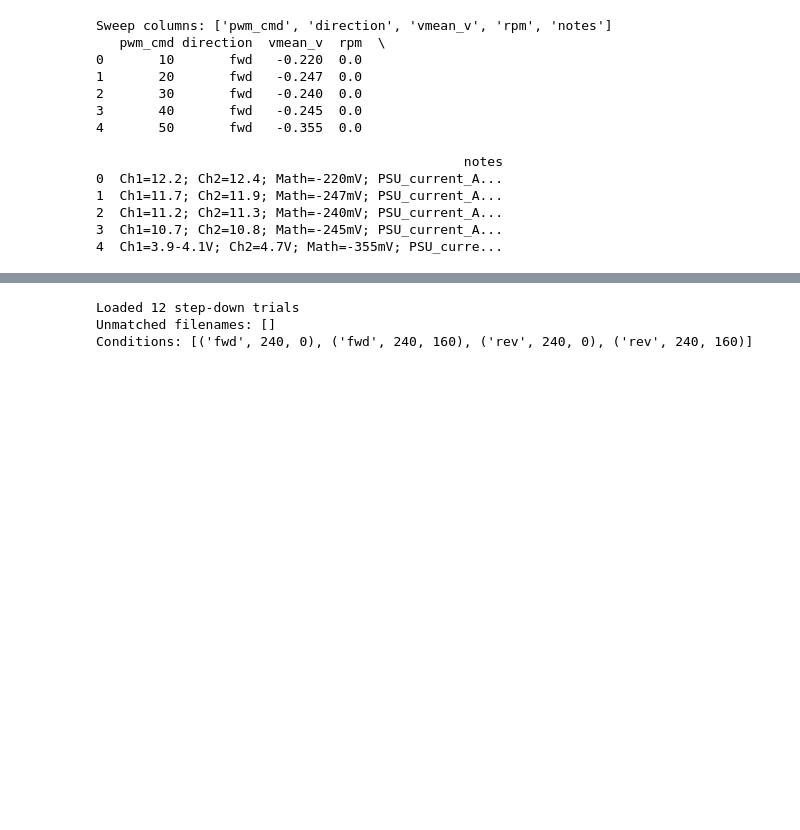
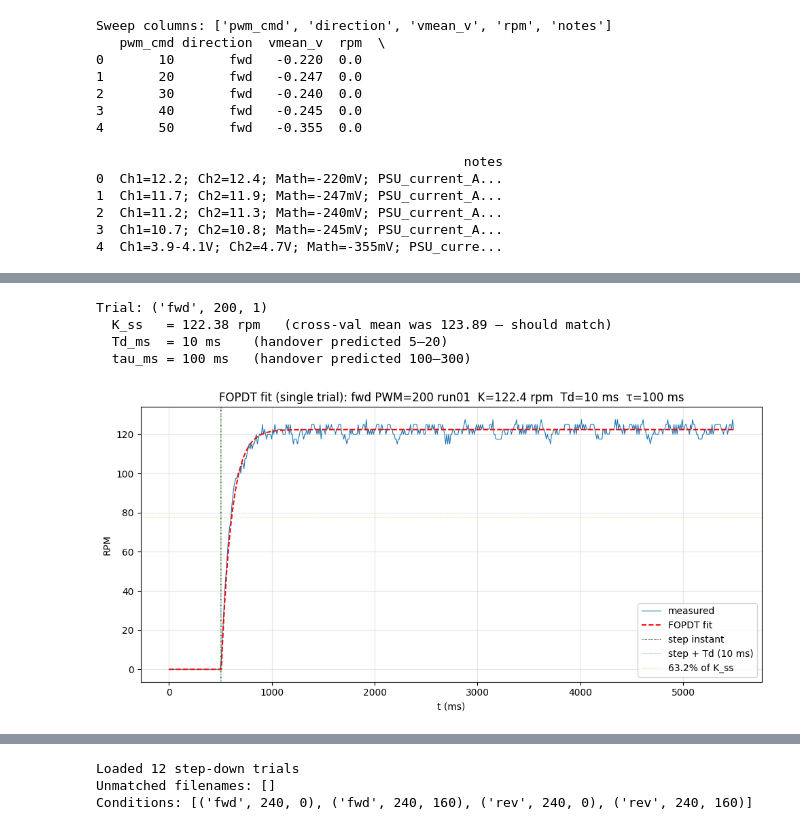
Before and after one commit to Piyushiitk24/System_Identification_DC_Motor, a Jupyter notebook: notebooks/03_step_responses.ipynb, the cells around one changed output, grey strips where cells are left out. Saved outputs shown, nothing was run; the diff lists cells and outputs as text; code cells hidden in the pictures; blank space fills up the shorter version.

```diff
--- a/notebooks/03_step_responses.ipynb
+++ b/notebooks/03_step_responses.ipynb
@@ -192,0 +161,47 @@ Fits succeeded: 18 of 18
+# %%
+key = ("fwd", 200, 1)
+df_test = trials[key]
+fit_test = fit_fopdt(df_test)
+
+print(f"Trial: {key}")
+print(f"  K_ss   = {fit_test['K_ss']:.2f} rpm   (cross-val mean was 123.89 — should match)")
+print(f"  Td_ms  = {fit_test['Td_ms']:.0f} ms    (handover predicted 5–20)")
+print(f"  tau_ms = {fit_test['tau_ms']:.0f} ms   (handover predicted 100–300)")
+# %% [output]
+Trial: ('fwd', 200, 1)
+  K_ss   = 122.38 rpm   (cross-val mean was 123.89 — should match)
+  Td_ms  = 10 ms    (handover predicted 5–20)
+  tau_ms = 100 ms   (handover predicted 100–300)
+# %%
+def fopdt_curve(t_ms, K_signed, Td, tau, step_start_ms=STEP_START_MS):
+    out = np.zeros_like(t_ms, dtype=float)
+    on = t_ms >= (step_start_ms + Td)
+    out[on] = K_signed * (1 - np.exp(-(t_ms[on] - step_start_ms - Td) / tau))
+    return out
+
+import matplotlib.pyplot as plt
+
+t = df_test["t_ms"].values
+r = df_test["rpm"].values
+curve = fopdt_curve(t, fit_test["K_ss"], fit_test["Td_ms"], fit_test["tau_ms"])
+
+fig, ax = plt.subplots(figsize=(10, 5))
+ax.plot(t, r, lw=0.8, label="measured", color="C0")
+ax.plot(t, curve, "r--", lw=1.4, label="FOPDT fit")
+ax.axvline(STEP_START_MS, color="k", ls=":", lw=0.6, label="step instant")
+ax.axvline(STEP_START_MS + fit_test["Td_ms"], color="g", ls=":", lw=0.6,
+           label=f"step + Td ({fit_test['Td_ms']:.0f} ms)")
+ax.axhline(fit_test["K_ss"] * 0.632, color="orange", ls=":", lw=0.6,
+           label="63.2% of K_ss")
+ax.set_xlabel("t (ms)")
+ax.set_ylabel("RPM")
+ax.set_title(f"FOPDT fit (single trial): fwd PWM=200 run01  "
+             f"K={fit_test['K_ss']:.1f} rpm  Td={fit_test['Td_ms']:.0f} ms  "
+             f"τ={fit_test['tau_ms']:.0f} ms")
+ax.legend(loc="lower right")
+ax.grid(True, alpha=0.3)
+plt.tight_layout()
+plt.savefig(REPO_ROOT / "figures" / "05_fopdt_fwd_200_run01.png", dpi=140)
+plt.show()
+# %% [output]
+[figure, added]
```
Also changed, not shown: parts of 27 cells of this notebook, 2 other files.
